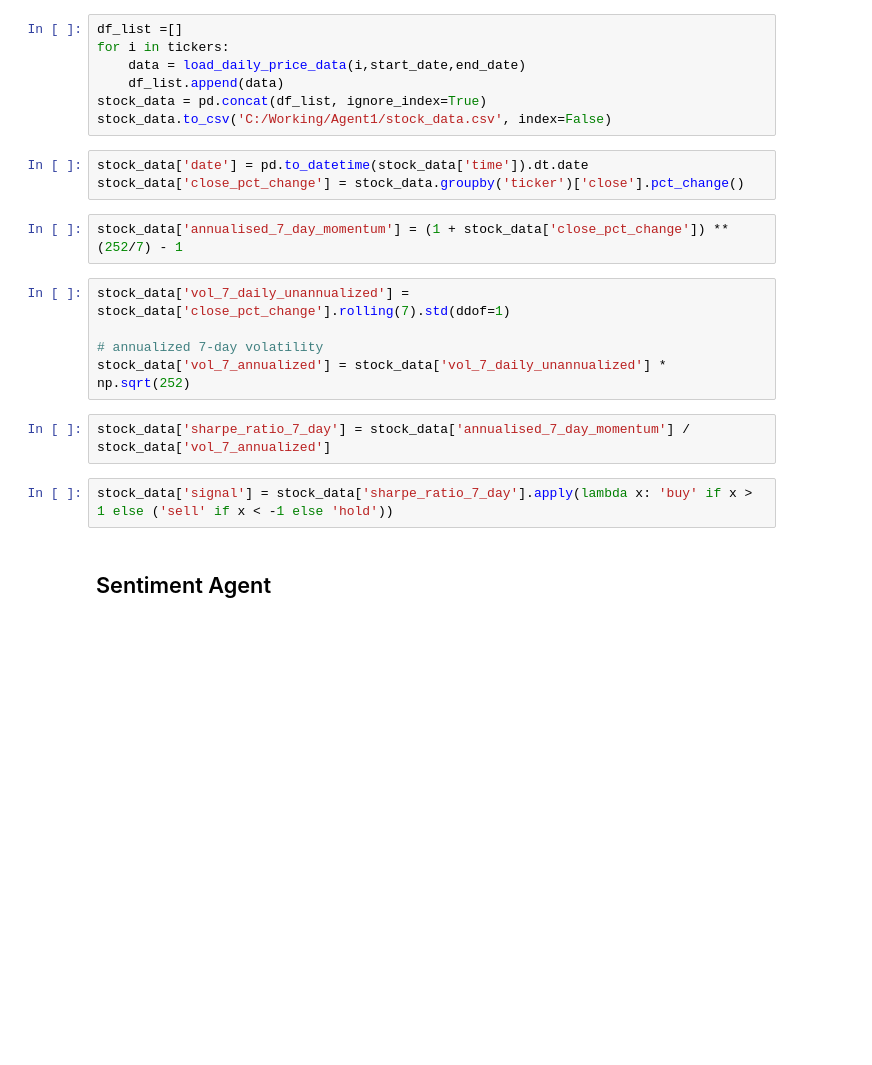
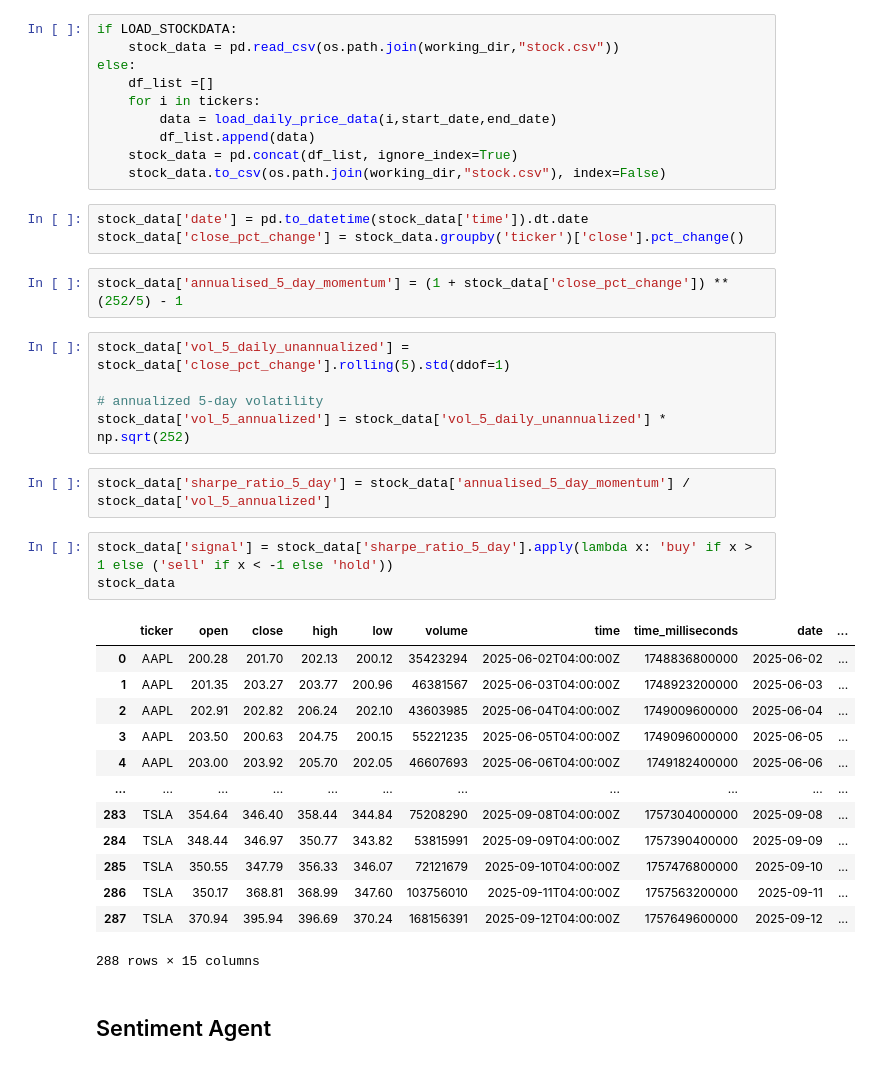
Before and after one commit to nguan1/agent1, a Jupyter notebook: main_notebook.ipynb, the cells around one changed output. Saved outputs shown, nothing was run; the diff lists cells and outputs as text; blank space fills up the shorter version.

```diff
--- a/main_notebook.ipynb
+++ b/main_notebook.ipynb
@@ -73,26 +84,44 @@ end_date = "2025-09-12"
 # %% [markdown]
 ## Valuation Agent
 # %%
-df_list =[]
-for i in tickers:
-    data = load_daily_price_data(i,start_date,end_date)
-    df_list.append(data)
-stock_data = pd.concat(df_list, ignore_index=True)
-stock_data.to_csv('C:/Working/Agent1/stock_data.csv', index=False)
+if LOAD_STOCKDATA:
+    stock_data = pd.read_csv(os.path.join(working_dir,"stock.csv"))
+else:
+    df_list =[]
+    for i in tickers:
+        data = load_daily_price_data(i,start_date,end_date)
+        df_list.append(data)
+    stock_data = pd.concat(df_list, ignore_index=True)
+    stock_data.to_csv(os.path.join(working_dir,"stock.csv"), index=False)
 # %%
 stock_data['date'] = pd.to_datetime(stock_data['time']).dt.date
 stock_data['close_pct_change'] = stock_data.groupby('ticker')['close'].pct_change()
 # %%
-stock_data['annualised_7_day_momentum'] = (1 + stock_data['close_pct_change']) ** (252/7) - 1
+stock_data['annualised_5_day_momentum'] = (1 + stock_data['close_pct_change']) ** (252/5) - 1
 # %%
-stock_data['vol_7_daily_unannualized'] = stock_data['close_pct_change'].rolling(7).std(ddof=1)
+stock_data['vol_5_daily_unannualized'] = stock_data['close_pct_change'].rolling(5).std(ddof=1)
 
-# annualized 7-day volatility
-stock_data['vol_7_annualized'] = stock_data['vol_7_daily_unannualized'] * np.sqrt(252)
+# annualized 5-day volatility
+stock_data['vol_5_annualized'] = stock_data['vol_5_daily_unannualized'] * np.sqrt(252)
 # %%
-stock_data['sharpe_ratio_7_day'] = stock_data['annualised_7_day_momentum'] / stock_data['vol_7_annualized']
+stock_data['sharpe_ratio_5_day'] = stock_data['annualised_5_day_momentum'] / stock_data['vol_5_annualized']
 # %%
-stock_data['signal'] = stock_data['sharpe_ratio_7_day'].apply(lambda x: 'buy' if x > 1 else ('sell' if x < -1 else 'hold'))
+stock_data['signal'] = stock_data['sharpe_ratio_5_day'].apply(lambda x: 'buy' if x > 1 else ('sell' if x < -1 else 'hold'))
+stock_data
+# %% [output]
+|  | ticker | open | close | high | low | volume | time | time_milliseconds | date | ... |
+| 0 | AAPL | 200.28 | 201.70 | 202.13 | 200.12 | 35423294 | 2025-06-02T04:00:00Z | 1748836800000 | 2025-06-02 | ... |
+| 1 | AAPL | 201.35 | 203.27 | 203.77 | 200.96 | 46381567 | 2025-06-03T04:00:00Z | 1748923200000 | 2025-06-03 | ... |
+| 2 | AAPL | 202.91 | 202.82 | 206.24 | 202.10 | 43603985 | 2025-06-04T04:00:00Z | 1749009600000 | 2025-06-04 | ... |
+| 3 | AAPL | 203.50 | 200.63 | 204.75 | 200.15 | 55221235 | 2025-06-05T04:00:00Z | 1749096000000 | 2025-06-05 | ... |
+| 4 | AAPL | 203.00 | 203.92 | 205.70 | 202.05 | 46607693 | 2025-06-06T04:00:00Z | 1749182400000 | 2025-06-06 | ... |
+| ... | ... | ... | ... | ... | ... | ... | ... | ... | ... | ... |
+| 283 | TSLA | 354.64 | 346.40 | 358.44 | 344.84 | 75208290 | 2025-09-08T04:00:00Z | 1757304000000 | 2025-09-08 | ... |
+| 284 | TSLA | 348.44 | 346.97 | 350.77 | 343.82 | 53815991 | 2025-09-09T04:00:00Z | 1757390400000 | 2025-09-09 | ... |
+| 285 | TSLA | 350.55 | 347.79 | 356.33 | 346.07 | 72121679 | 2025-09-10T04:00:00Z | 1757476800000 | 2025-09-10 | ... |
+| 286 | TSLA | 350.17 | 368.81 | 368.99 | 347.60 | 103756010 | 2025-09-11T04:00:00Z | 1757563200000 | 2025-09-11 | ... |
+| 287 | TSLA | 370.94 | 395.94 | 396.69 | 370.24 | 168156391 | 2025-09-12T04:00:00Z | 1757649600000 | 2025-09-12 | ... |
+288 rows × 15 columns
 # %% [markdown]
 ## Sentiment Agent
 # %%
```
Also changed, not shown: parts of 31 cells of this notebook, 7 other files.
